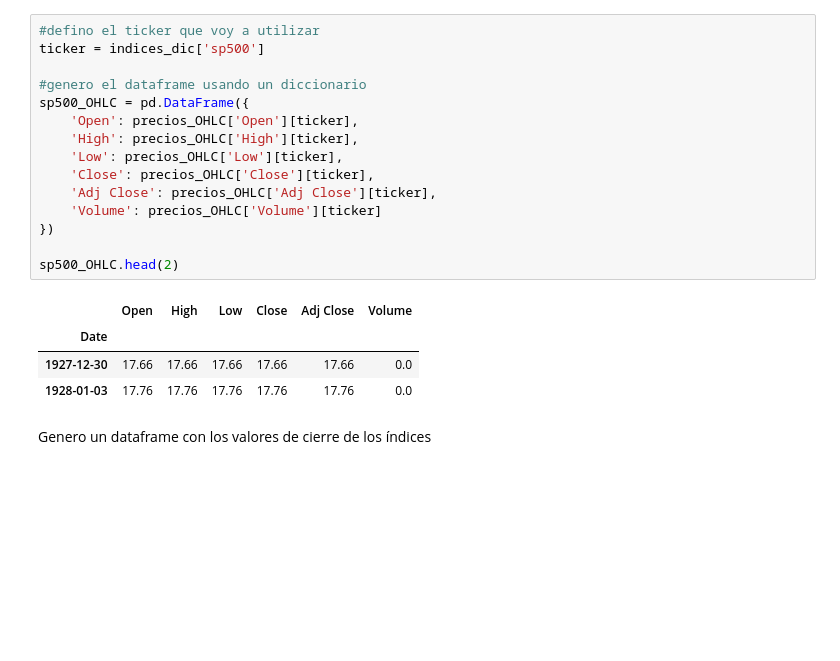
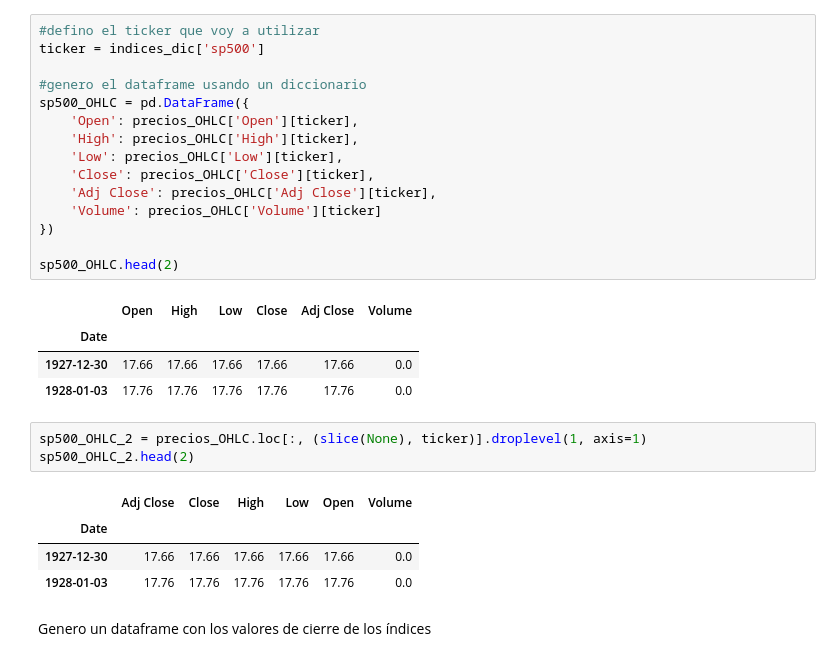
Before and after one commit to alfonso-santos/Intro-Python-Finanzas-2023, a Jupyter notebook: 7_Analisis_Info_Bolsa/7_1_Data_Inicio.ipynb, the cells around one changed output. Saved outputs shown, nothing was run; the diff lists cells and outputs as text; blank space fills up the shorter version.

```diff
--- a/7_Analisis_Info_Bolsa/7_1_Data_Inicio.ipynb
+++ b/7_Analisis_Info_Bolsa/7_1_Data_Inicio.ipynb
@@ -371,6 +491,14 @@ sp500_OHLC.head(2)
 | Date |  |  |  |  |  |  |
 | 1927-12-30 | 17.66 | 17.66 | 17.66 | 17.66 | 17.66 | 0.0 |
 | 1928-01-03 | 17.76 | 17.76 | 17.76 | 17.76 | 17.76 | 0.0 |
+# %%
+sp500_OHLC_2 = precios_OHLC.loc[:, (slice(None), ticker)].droplevel(1, axis=1)
+sp500_OHLC_2.head(2)
+# %% [output]
+|  | Adj Close | Close | High | Low | Open | Volume |
+| Date |  |  |  |  |  |  |
+| 1927-12-30 | 17.66 | 17.66 | 17.66 | 17.66 | 17.66 | 0.0 |
+| 1928-01-03 | 17.76 | 17.76 | 17.76 | 17.76 | 17.76 | 0.0 |
 # %% [markdown]
 Genero un dataframe con los valores de cierre de los índices
 # %%
```
Also changed, not shown: parts of 11 cells of this notebook, 1 other file.
